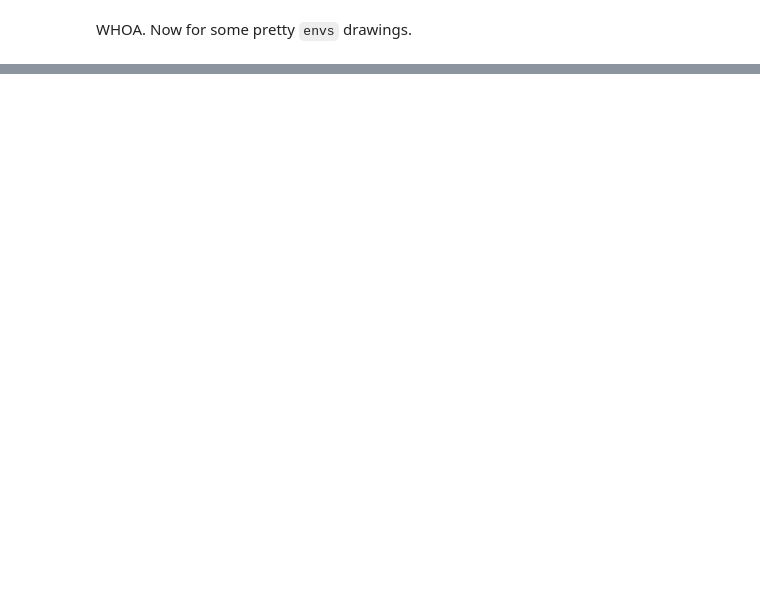
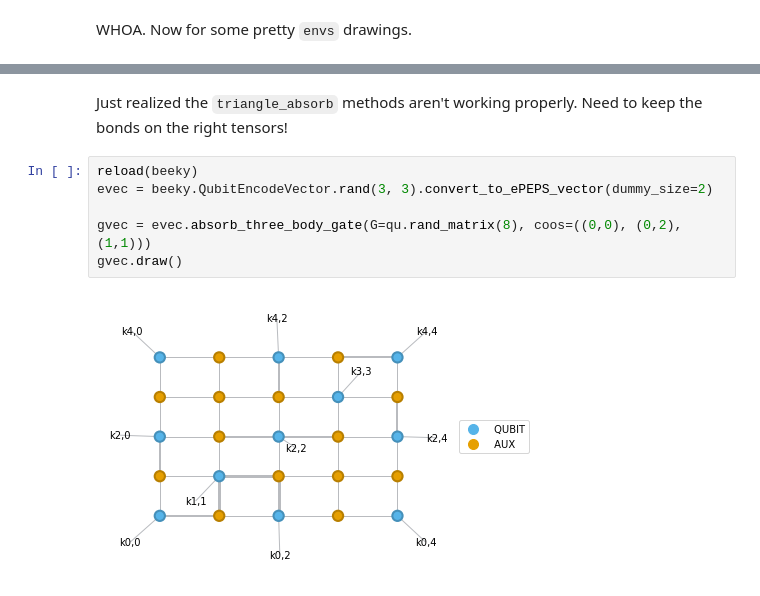
Before and after one commit to gabrielwoolls/fermion-encoding, a Jupyter notebook: Examples-Testing.ipynb, the cells around one changed output, grey strips where cells are left out. Saved outputs shown, nothing was run; the diff lists cells and outputs as text; blank space fills up the shorter version.

```diff
--- a/Examples-Testing.ipynb
+++ b/Examples-Testing.ipynb
@@ -713,0 +701,10 @@ epvec.to_dense((*qinds, *nonqinds)).shape
+# %% [markdown]
+Just realized the `triangle_absorb` methods aren't working properly. Need to keep the bonds on the right tensors!
+# %%
+reload(beeky)
+evec = beeky.QubitEncodeVector.rand(3, 3).convert_to_ePEPS_vector(dummy_size=2)
+
+gvec = evec.absorb_three_body_gate(G=qu.rand_matrix(8), coos=((0,0), (0,2), (1,1)))
+gvec.draw()
+# %% [output]
+[figure, added]
```
Also changed, not shown: parts of 8 cells of this notebook, 2 other files.
